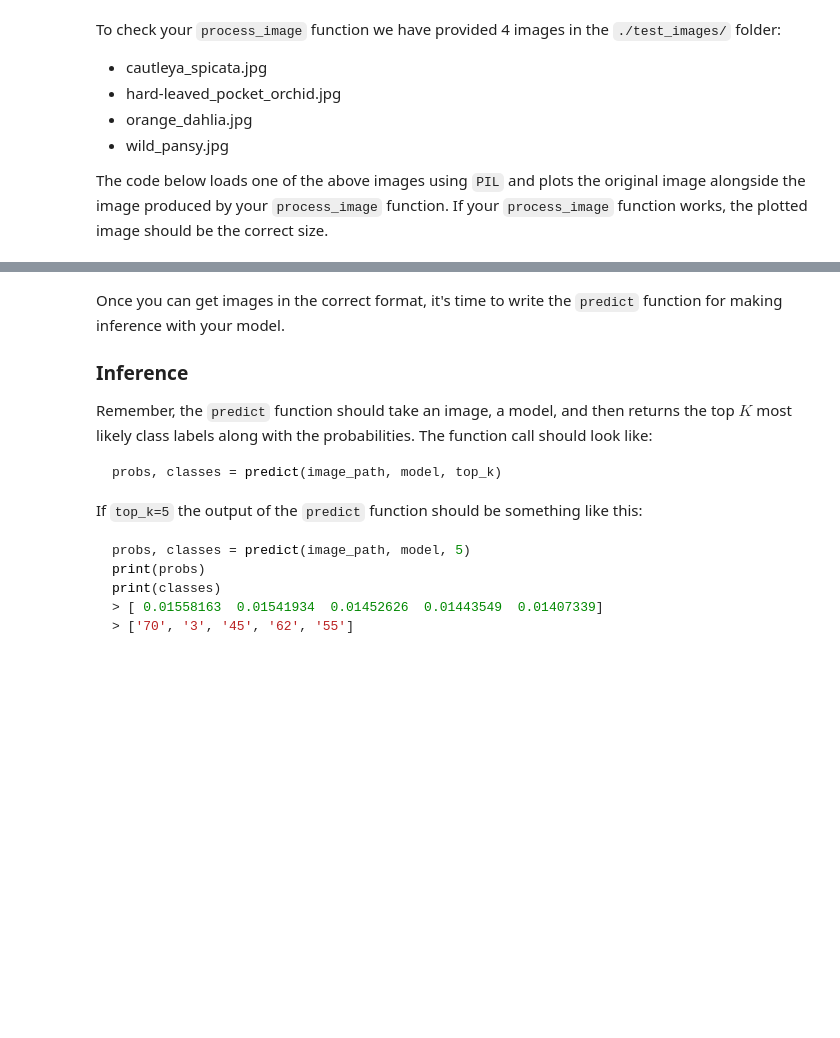
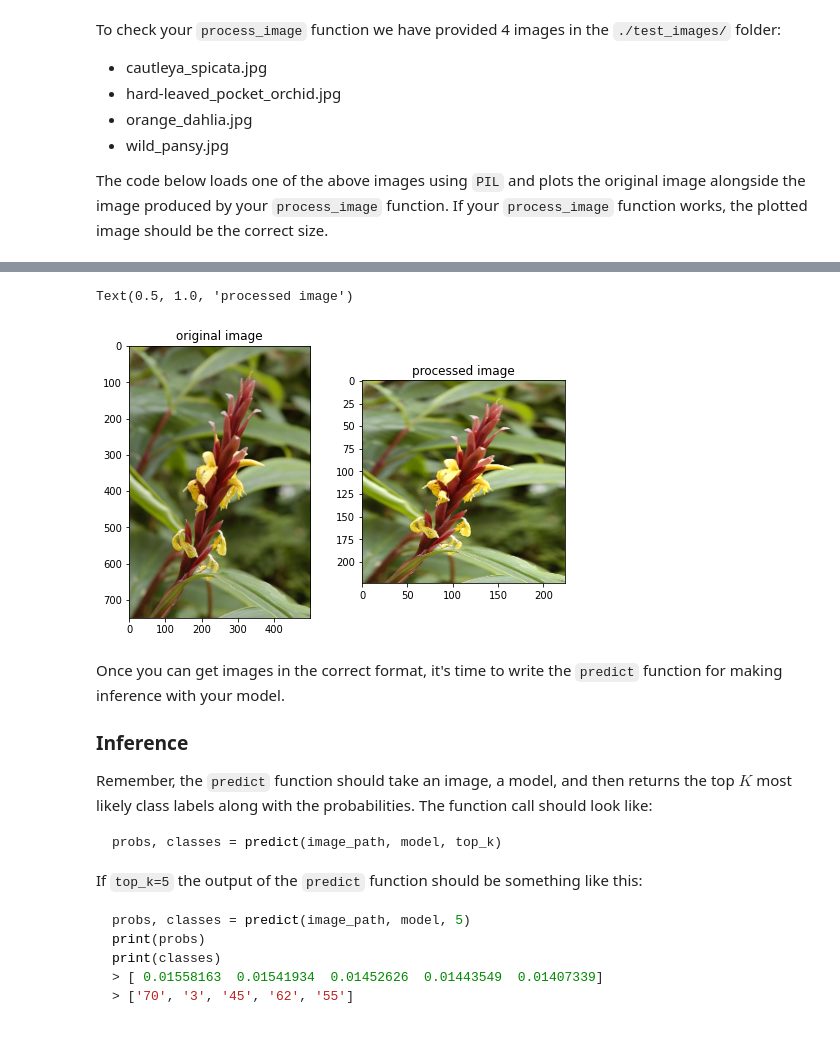
Before and after one commit to CorrAUDJPY/Udacity-Project-2-Image-Classifer-with-Neural-Net, a Jupyter notebook: Project2_Image_Classifier.ipynb, the cells around one changed output, grey strips where cells are left out. Cells and saved outputs as stored; diff of their text form; code cells hidden in the pictures; blank space fills up the shorter version.

```diff
--- a/Project2_Image_Classifier.ipynb
+++ b/Project2_Image_Classifier.ipynb
@@ -92,3 +65,8 @@ download_size: 344878000
 #dataset,dataset_info=tfds.load('oxford_flowers102', as_supervised=True, with_info=True)
 
 (dataset, dataset_info) = tfds.load('oxford_flowers102', as_supervised=True, with_info=True,download=True)
+# %%
+# MOUNT THE GOOGLE DRIVE so that I can read and write on my Google Drive Space
+drive.mount('/content/drive')
+google_drive_path='/content/drive/My Drive/Colab Notebooks/'
+project_folder_path='Udacity_Deep_Learning/'
@@ -282,3 +355,10 @@ Finally, convert your image back to a NumPy array using the `.numpy()` method.
+# %%
+# TODO: Create the process_image function
+def process_image(in_image):
+  out_image=np.squeeze(in_image)
+  out_image=tf.image.resize( out_image , (224,224) )
+  out_image= out_image / 225
+  return out_image
 # %% [markdown]
 To check your `process_image` function we have provided 4 images in the `./test_images/` folder:
 
@@ -306,0 +371,17 @@ plt.show()
+# %%
+#build the strings for the 4 images
+f1=google_drive_path+project_folder_path+'cautleya_spicata.jpg'
+f2=google_drive_path+project_folder_path + 'hard-leaved_pocked_orchid.jpg'
+f3=google_drive_path+project_folder_path + 'orange_dahlia.jpg'
+f4=google_drive_path+project_folder_path + 'wild_pansy.jpg'
+
+# read and pre_process 'cautleya_spicata.jpg'
+before_image=np.asarray( Image.open(f1) )
+after_image=process_image(before_image)
+
+fig , (ax1,ax2) = plt.subplots(figsize=(8,5) , ncols=2)
+ax1.imshow(before_image)
+ax2.imshow(after_image)
+ax1.set_title('original image')
+ax2.set_title('processed image')
+# %% [output]
@@ -307,3 +389,5 @@ plt.show()
+Text(0.5, 1.0, 'processed image')
+[figure, added]
 # %% [markdown]
 Once you can get images in the correct format, it's time to write the `predict` function for making inference with your model.
 
```
Also changed, not shown: parts of 35 cells of this notebook.
